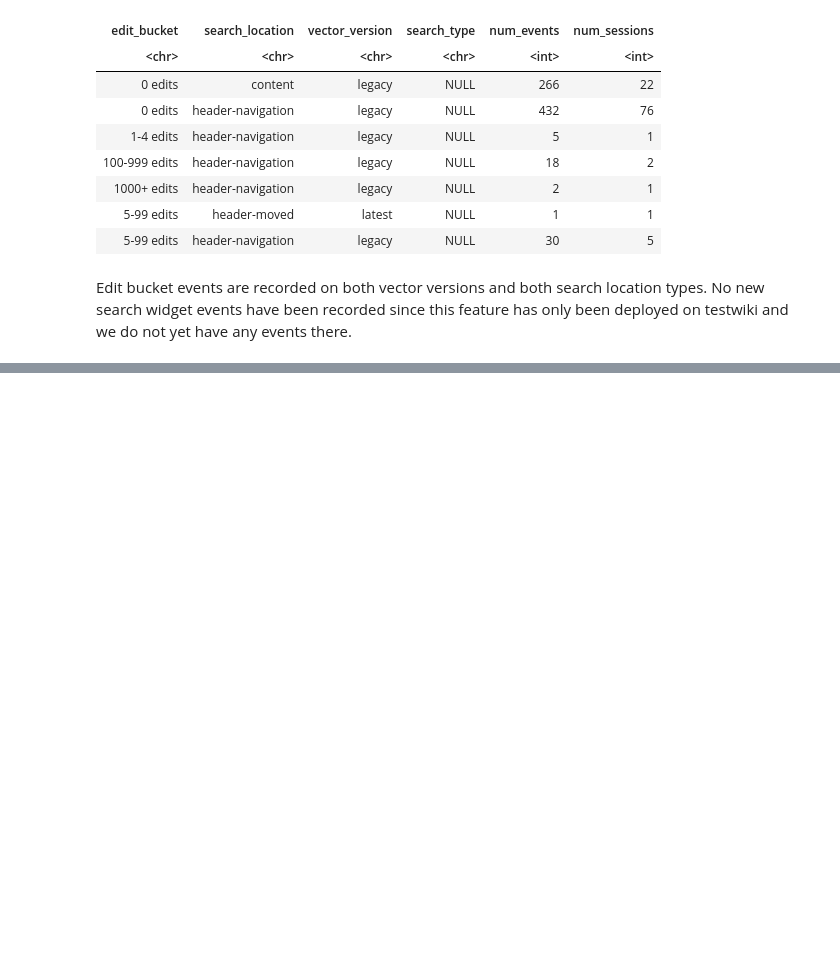
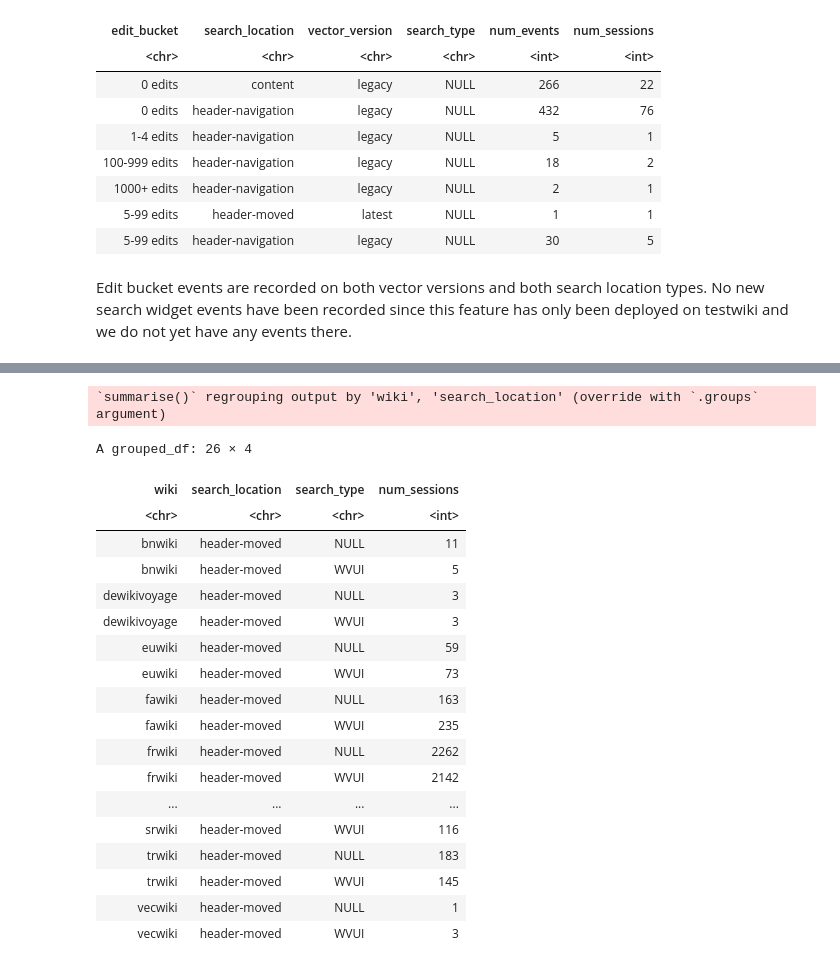
Before and after one commit to wikimedia-research/Desktop-Improvements-Search-Move-Analysis-2020, a Jupyter notebook: Post-deployment-data-QA/Post-deployment-data-QA.ipynb, the cells around one changed output, grey strips where cells are left out. Saved outputs shown, nothing was run; the diff lists cells and outputs as text; code cells hidden in the pictures; blank space fills up the shorter version.

```diff
--- a/Post-deployment-data-QA/Post-deployment-data-QA.ipynb
+++ b/Post-deployment-data-QA/Post-deployment-data-QA.ipynb
@@ -1183,0 +1253,36 @@ Edit bucket events are recorded on both vector versions and both search location
+# %%
+search_sessions_ab_test_pilot <- search_widget_sessions_pilotwikis %>%
+# review search sessions initiated that meet AB bucketing criteria
+    filter(
+         search_location %in% c('header-moved', 'header-navigation'),
+        # exclude long running search sessionst that started prior to deployment
+         search_start >= '2021-03-10',
+        is_anonymous == 'false',
+         source_type == 'autocomplete',
+         action_type == 'searchResultPage') %>%
+    group_by(wiki,search_location, search_type) %>%
+    summarise(
+             num_sessions = n_distinct(search_session))
+
+search_sessions_ab_test_pilot
+# %% [output]
+`summarise()` regrouping output by 'wiki', 'search_location' (override with `.groups` argument)
+A grouped_df: 26 × 4
+| wiki | search_location | search_type | num_sessions |
+| <chr> | <chr> | <chr> | <int> |
+| bnwiki | header-moved | NULL | 11 |
+| bnwiki | header-moved | WVUI | 5 |
+| dewikivoyage | header-moved | NULL | 3 |
+| dewikivoyage | header-moved | WVUI | 3 |
+| euwiki | header-moved | NULL | 59 |
+| euwiki | header-moved | WVUI | 73 |
+| fawiki | header-moved | NULL | 163 |
+| fawiki | header-moved | WVUI | 235 |
+| frwiki | header-moved | NULL | 2262 |
+| frwiki | header-moved | WVUI | 2142 |
+| ... | ... | ... | ... |
+| srwiki | header-moved | WVUI | 116 |
+| trwiki | header-moved | NULL | 183 |
+| trwiki | header-moved | WVUI | 145 |
+| vecwiki | header-moved | NULL | 1 |
+| vecwiki | header-moved | WVUI | 3 |
```
Also changed, not shown: parts of 21 cells of this notebook.
